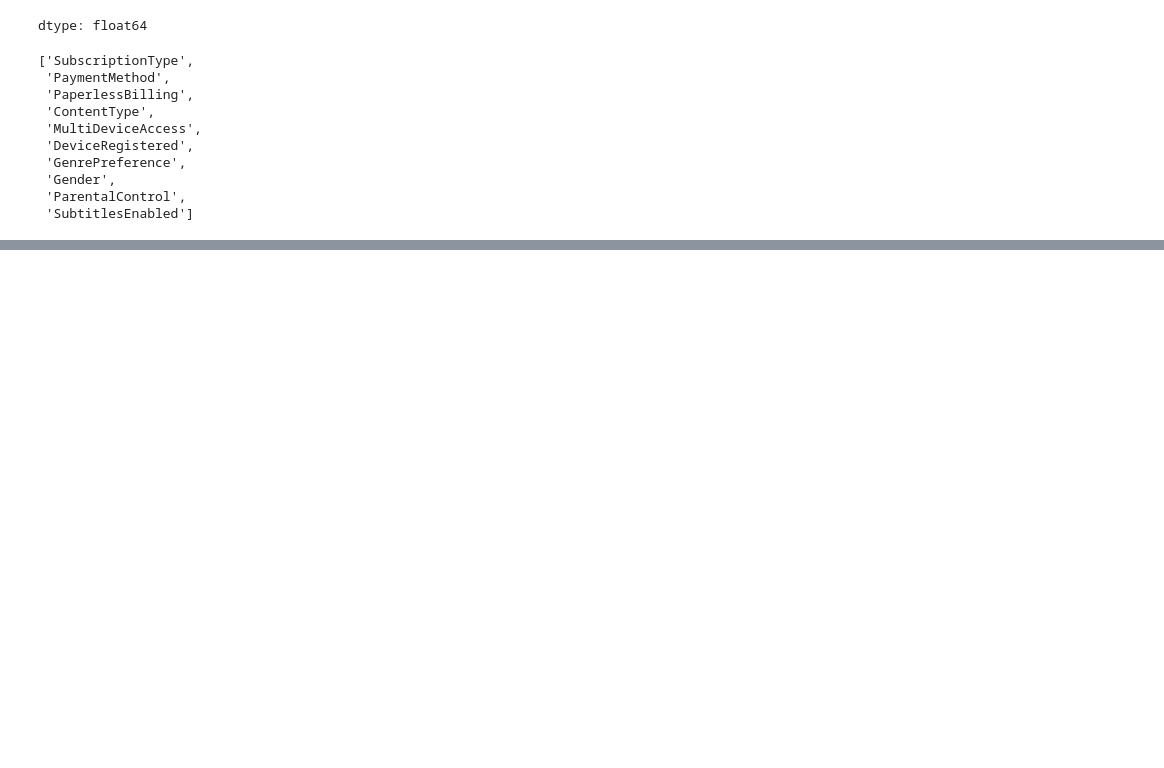
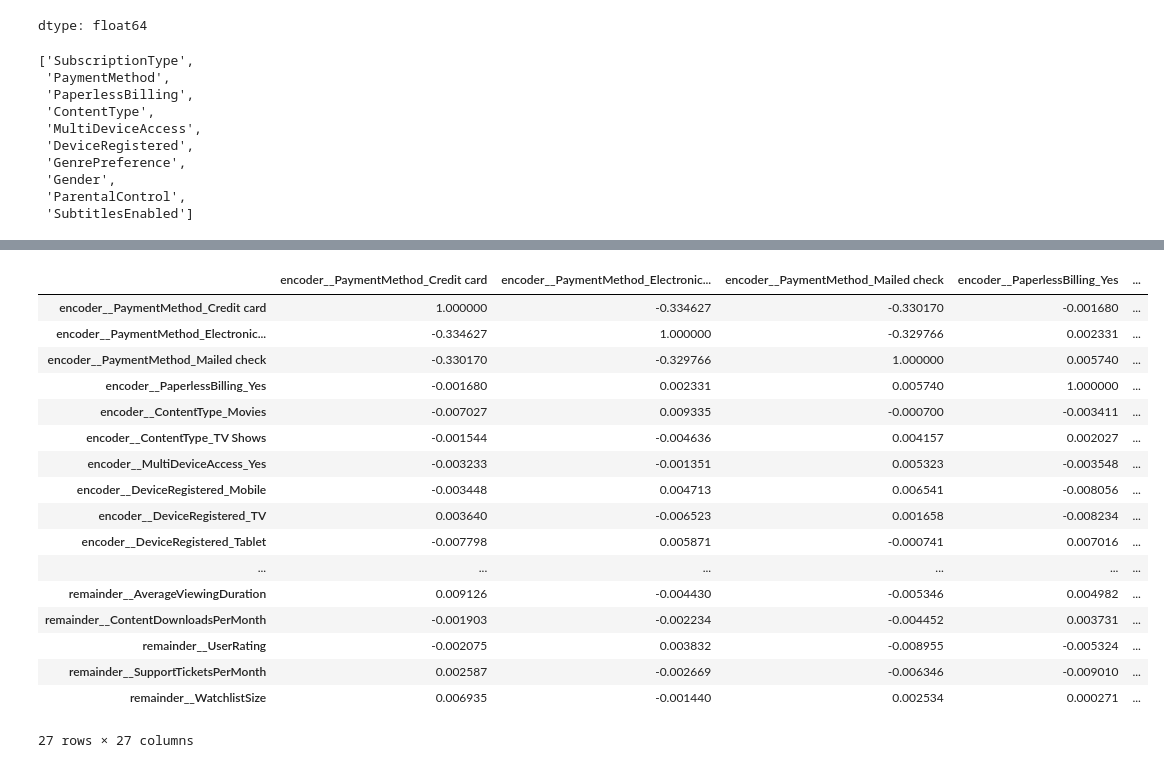
Before and after one commit to ShazanRafi/saas-churn-prediction, a Jupyter notebook: SaaS_Churning_Prediction.ipynb, the cells around one changed output, grey strips where cells are left out. Drawn from its saved outputs; the diff is of its cells as text; code cells hidden in the pictures; blank space fills up the shorter version.

Commit message:
model training

```diff
--- a/SaaS_Churning_Prediction.ipynb
+++ b/SaaS_Churning_Prediction.ipynb
@@ -225,3 +242,18 @@ corr_matrix
 X = df.drop(columns=['Churn'])
 y = df['Churn']
 X_train, X_test, y_train, y_test = train_test_split(X, y, test_size=0.2, random_state=42)
+# %%
+X_train = X_train.drop(['CustomerID'], axis=1)
+X_test = X_test.drop(['CustomerID'], axis=1)
+# %%
+
+transformer = ColumnTransformer(
+    transformers=[
+        ('encoder', OneHotEncoder(drop='first'), ['PaymentMethod', 'PaperlessBilling', 'ContentType', 'MultiDeviceAccess', 'DeviceRegistered', 'GenrePreference', 'Gender', 'ParentalControl', 'SubtitlesEnabled', 'premium_underuse','is_new_user']),
+        ('ordinal', OrdinalEncoder(categories=[['Basic', 'Standard', 'Premium'], ['very_new','new','growing','loyal','veteran']]), ['SubscriptionType', 'loyalty_tier'])
+    ],remainder = 'passthrough')
+# %%
+X_train_transformed = transformer.fit_transform(X_train)
+feature_names = transformer.get_feature_names_out()
+transformed_x_train = pd.DataFrame(X_train_transformed, columns=feature_names)
+# transformed_x_train = pd.DataFrame(transformer.fit_transform(X_train),columns=feature_names)
@@ -227,0 +282,23 @@ X_train, X_test, y_train, y_test = train_test_split(X, y, test_size=0.2, random_
+# %%
+numerical_col = list(transformed_x_train.select_dtypes(include=['float64','int64']).columns)
+corr_matrix = transformed_x_train[numerical_col].corr()
+corr_matrix
+# %% [output]
+|  | encoder__PaymentMethod_Credit card | encoder__PaymentMethod_Electronic... | encoder__PaymentMethod_Mailed check | encoder__PaperlessBilling_Yes | ... |
+| encoder__PaymentMethod_Credit card | 1.000000 | -0.334627 | -0.330170 | -0.001680 | ... |
+| encoder__PaymentMethod_Electronic... | -0.334627 | 1.000000 | -0.329766 | 0.002331 | ... |
+| encoder__PaymentMethod_Mailed check | -0.330170 | -0.329766 | 1.000000 | 0.005740 | ... |
+| encoder__PaperlessBilling_Yes | -0.001680 | 0.002331 | 0.005740 | 1.000000 | ... |
+| encoder__ContentType_Movies | -0.007027 | 0.009335 | -0.000700 | -0.003411 | ... |
+| encoder__ContentType_TV Shows | -0.001544 | -0.004636 | 0.004157 | 0.002027 | ... |
+| encoder__MultiDeviceAccess_Yes | -0.003233 | -0.001351 | 0.005323 | -0.003548 | ... |
+| encoder__DeviceRegistered_Mobile | -0.003448 | 0.004713 | 0.006541 | -0.008056 | ... |
+| encoder__DeviceRegistered_TV | 0.003640 | -0.006523 | 0.001658 | -0.008234 | ... |
+| encoder__DeviceRegistered_Tablet | -0.007798 | 0.005871 | -0.000741 | 0.007016 | ... |
+| ... | ... | ... | ... | ... | ... |
+| remainder__AverageViewingDuration | 0.009126 | -0.004430 | -0.005346 | 0.004982 | ... |
+| remainder__ContentDownloadsPerMonth | -0.001903 | -0.002234 | -0.004452 | 0.003731 | ... |
+| remainder__UserRating | -0.002075 | 0.003832 | -0.008955 | -0.005324 | ... |
+| remainder__SupportTicketsPerMonth | 0.002587 | -0.002669 | -0.006346 | -0.009010 | ... |
+| remainder__WatchlistSize | 0.006935 | -0.001440 | 0.002534 | 0.000271 | ... |
+27 rows × 27 columns
```
Also changed, not shown: parts of 23 cells of this notebook.
